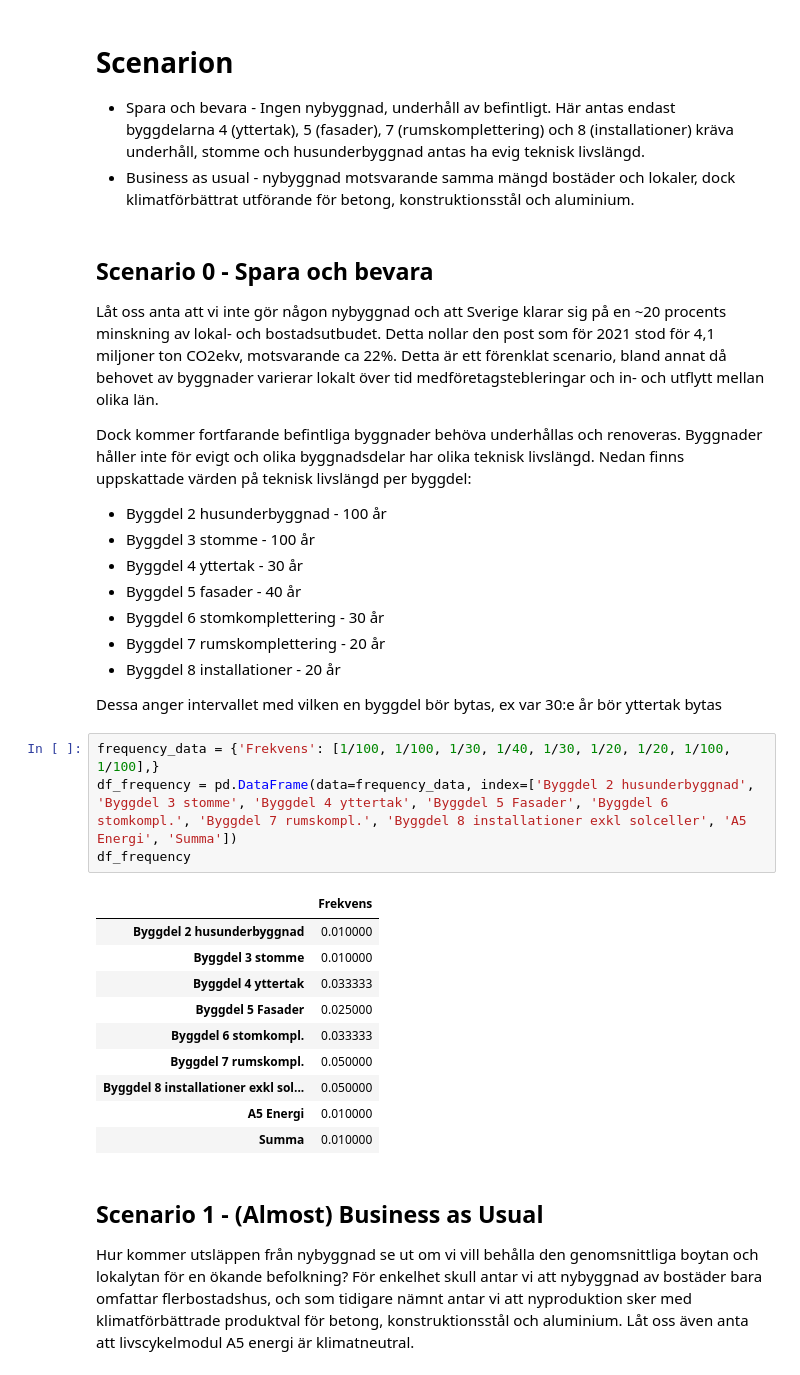
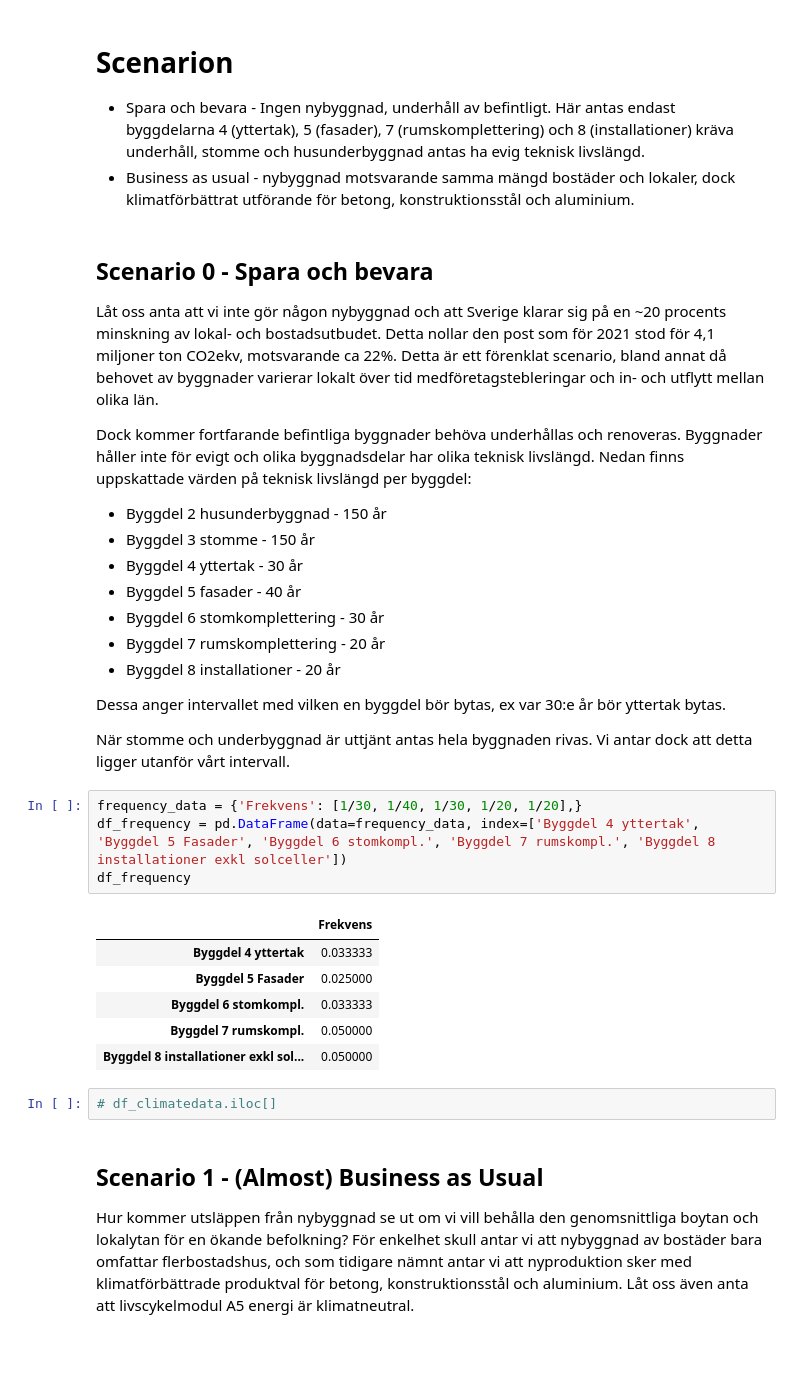
Before and after one commit to handmadethings/climate-impact-real-estate-se, a Jupyter notebook: climate-impact-re-se.ipynb, the cells around one changed output. Cells and saved outputs as stored; diff of their text form; blank space fills up the shorter version.

```diff
--- a/climate-impact-re-se.ipynb
+++ b/climate-impact-re-se.ipynb
@@ -184,30 +184,30 @@ Låt oss anta att vi inte gör någon nybyggnad och att Sverige klarar sig på e
 
 Dock kommer fortfarande befintliga byggnader behöva underhållas och renoveras. Byggnader håller inte för evigt och olika byggnadsdelar har olika teknisk livslängd. Nedan finns uppskattade värden på teknisk livslängd per byggdel:
 
-* Byggdel 2 husunderbyggnad - 100 år
-* Byggdel 3 stomme - 100 år
+* Byggdel 2 husunderbyggnad - 150 år
+* Byggdel 3 stomme - 150 år
 * Byggdel 4 yttertak - 30 år
 * Byggdel 5 fasader - 40 år
 * Byggdel 6 stomkomplettering - 30 år
 * Byggdel 7 rumskomplettering - 20 år
 * Byggdel 8 installationer - 20 år
 
-Dessa anger intervallet med vilken en byggdel bör bytas, ex var 30:e år bör yttertak bytas
+Dessa anger intervallet med vilken en byggdel bör bytas, ex var 30:e år bör yttertak bytas.
+
+När stomme och underbyggnad är uttjänt antas hela byggnaden rivas. Vi antar dock att detta ligger utanför vårt intervall.
 # %%
-frequency_data = {'Frekvens': [1/100, 1/100, 1/30, 1/40, 1/30, 1/20, 1/20, 1/100, 1/100],}
-df_frequency = pd.DataFrame(data=frequency_data, index=['Byggdel 2 husunderbyggnad', 'Byggdel 3 stomme', 'Byggdel 4 yttertak', 'Byggdel 5 Fasader', 'Byggdel 6 stomkompl.', 'Byggdel 7 rumskompl.', 'Byggdel 8 installationer exkl solceller', 'A5 Energi', 'Summa'])
+frequency_data = {'Frekvens': [1/30, 1/40, 1/30, 1/20, 1/20],}
+df_frequency = pd.DataFrame(data=frequency_data, index=['Byggdel 4 yttertak', 'Byggdel 5 Fasader', 'Byggdel 6 stomkompl.', 'Byggdel 7 rumskompl.', 'Byggdel 8 installationer exkl solceller'])
 df_frequency
 # %% [output]
 |  | Frekvens |
-| Byggdel 2 husunderbyggnad | 0.010000 |
-| Byggdel 3 stomme | 0.010000 |
 | Byggdel 4 yttertak | 0.033333 |
 | Byggdel 5 Fasader | 0.025000 |
 | Byggdel 6 stomkompl. | 0.033333 |
 | Byggdel 7 rumskompl. | 0.050000 |
 | Byggdel 8 installationer exkl sol... | 0.050000 |
-| A5 Energi | 0.010000 |
-| Summa | 0.010000 |
+# %%
+# df_climatedata.iloc[]
 # %% [markdown]
 ## Scenario 1 - (Almost) Business as Usual
 Hur kommer utsläppen från nybyggnad se ut om vi vill behålla den genomsnittliga boytan och lokalytan för en ökande befolkning? För enkelhet skull antar vi att nybyggnad av bostäder bara omfattar flerbostadshus, och som tidigare nämnt antar vi att nyproduktion sker med klimatförbättrade produktval för betong, konstruktionsstål och aluminium. Låt oss även anta att livscykelmodul A5 energi är klimatneutral.
```
Also changed, not shown: parts of 2 cells of this notebook.
